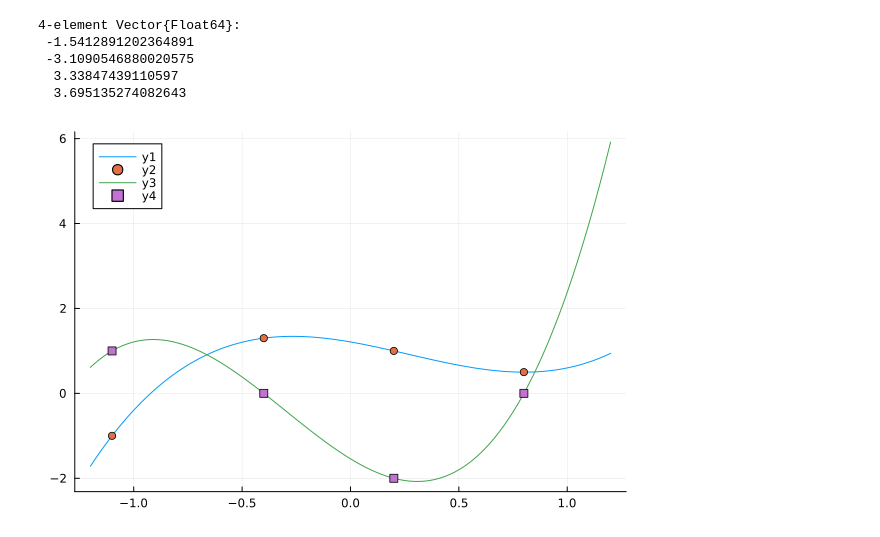
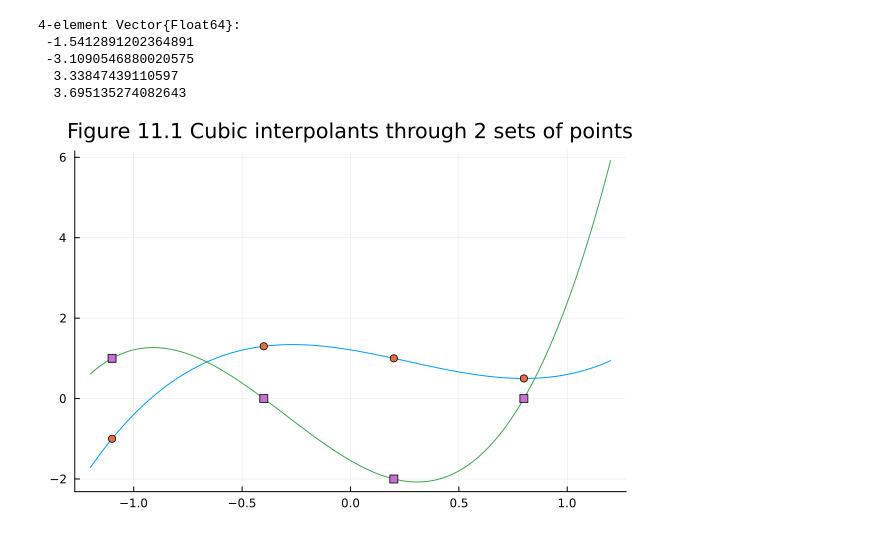
Before and after one commit to Minh-An/engr108, a Jupyter notebook: matrixinverses.ipynb, the cells around one changed output. Drawn from its saved outputs; the diff is of its cells as text; code cells hidden in the pictures.

```diff
--- a/matrixinverses.ipynb
+++ b/matrixinverses.ipynb
@@ -295,12 +295,13 @@ c2 = A\b2
 # %%
 using Plots
 xs = linspace(-1.2, 1.2, 1000);
 y1 = c1[1] .+ c1[2]*xs + c1[3]*xs.^2 + c1[4]*xs.^3
 y2 = c2[1] .+ c2[2]*xs + c2[3]*xs.^2 + c2[4]*xs.^3
 
-plot(xs,y1)
+plot(xs,y1, legend=false)
 scatter!(x, b1)
 plot!(xs,y2)
 scatter!(x, b2, marker=:square)
+plot!(title="Figure 11.1 Cubic interpolants through 2 sets of points")
 # %% [output]
-[figure, old version]
+[figure, new version]
```
Also changed, not shown: parts of 3 cells of this notebook.
